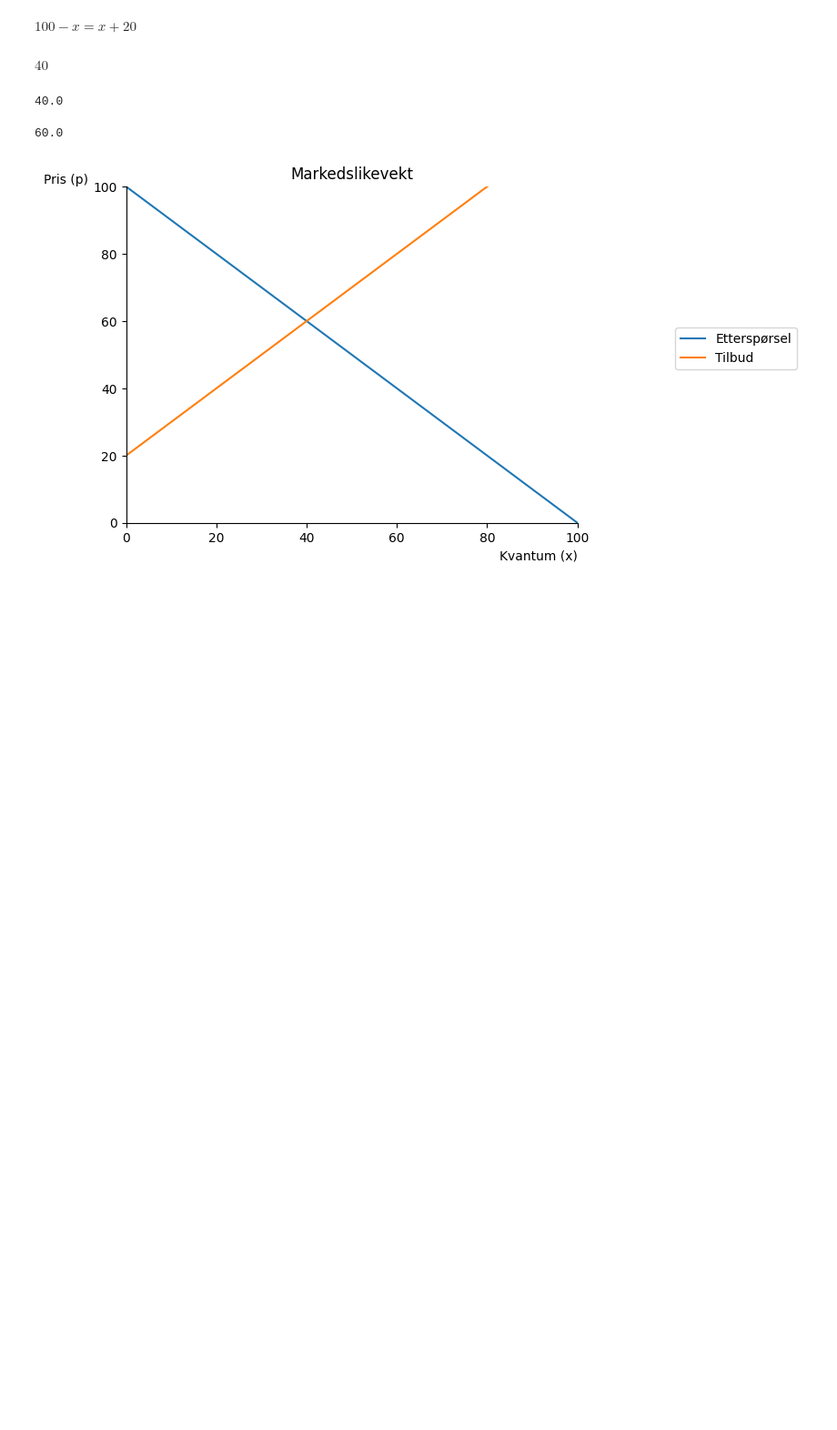
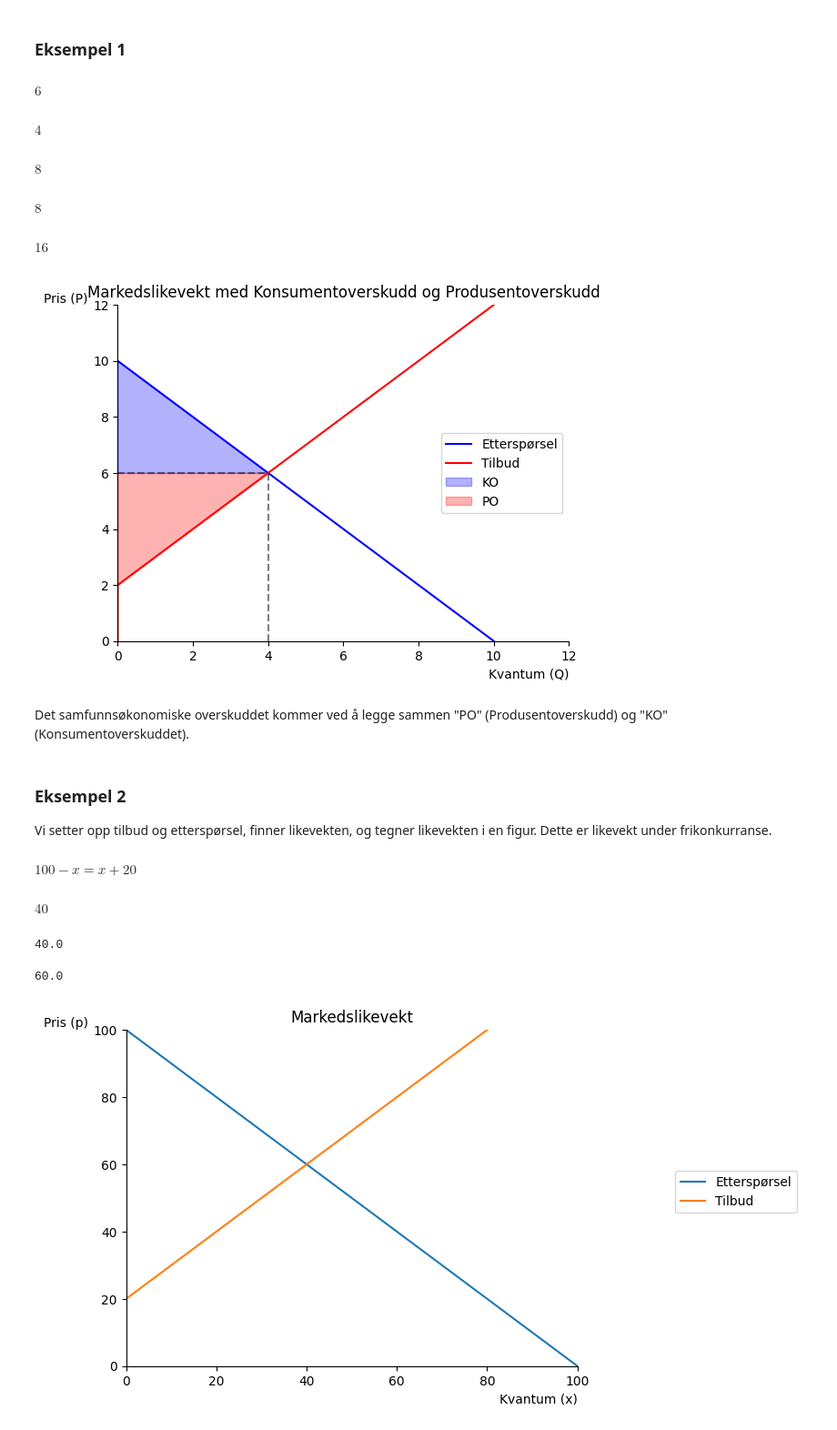
Before and after one commit to uit-sok-1303-v26/uit-sok-1303.v26.github.io, a Jupyter notebook: Markedsteori - Kapittel 9.ipynb, the cells around one changed output. Shown at 91% size. Saved outputs shown, nothing was run; the diff lists cells and outputs as text; code cells hidden in the pictures; blank space fills up the shorter version.

Commit message:
Oppdaterte kapittel 9. La til ekstra eksempel og forklaring og oppgavene.

```diff
--- a/Markedsteori - Kapittel 9.ipynb
+++ b/Markedsteori - Kapittel 9.ipynb
@@ -6,3 +65,5 @@ Vi setter opp tilbud og etterspørsel, finner likevekten, og tegner likevekten i
+# %% [markdown]
+### Eksempel 1
 # %%
 import sympy as sp
 import numpy as np
@@ -9,0 +72,29 @@ from matplotlib import pyplot as plt
+# %%
+P, Q, gamma = sp.symbols('P Q gamma', real=True, positive=True)
+
+def Demand_Q(P):
+    return 10 - P
+
+def Supply_Q(P):
+    return -2 + P
+
+eq_likevekt = sp.Eq(Demand_Q(P), Supply_Q(P))
+P_eq = sp.solve(eq_likevekt, P)[0]
+Q_eq = Demand_Q(P_eq)
+display(P_eq, Q_eq)
+# %% [output]
+$\displaystyle 6$
+$\displaystyle 4$
+# %%
+# Invers etterspørsel og tilbud
+inv_demand = sp.solve(sp.Eq(Q, Demand_Q(P)), P)[0]
+inv_supply = sp.solve(sp.Eq(Q, Supply_Q(P)), P)[0]
+
+KO = sp.integrate(inv_demand - P_eq, (Q, 0, Q_eq))
+PO = sp.integrate(P_eq - inv_supply, (Q, 0, Q_eq))
+SO = KO + PO
+display(KO, PO, SO)
+# %% [output]
+$\displaystyle 8$
+$\displaystyle 8$
+$\displaystyle 16$
@@ -10,3 +112,39 @@ from matplotlib import pyplot as plt
+# %%
+def create_ax():
+    fig, ax = plt.subplots()
+    ax.set_ylabel('Pris (P)', loc='top', rotation=0)
+    ax.set_xlabel('Kvantum (Q)', loc='right')
+    ax.spines['top'].set_color('none')
+    ax.spines['right'].set_color('none')
+    return fig, ax
+
+P_num = np.linspace(0, 12, 200)
+Q_e_fn = sp.lambdify(P, Demand_Q(P))
+Q_t_fn = sp.lambdify(P, Supply_Q(P))
+
+fig, ax = create_ax()
+ax.plot(Q_e_fn(P_num), P_num, label='Etterspørsel', color='blue')
+ax.plot(np.maximum(Q_t_fn(P_num), 0), P_num, label='Tilbud', color='red')
+
+q_fill = np.linspace(0, float(Q_eq), 200)
+inv_d_fn = sp.lambdify(Q, inv_demand)
+inv_s_fn = sp.lambdify(Q, inv_supply)
+
+ax.fill_between(q_fill, float(P_eq), inv_d_fn(q_fill), alpha=0.3, color='blue', label='KO')
+ax.fill_between(q_fill, inv_s_fn(q_fill), float(P_eq), alpha=0.3, color='red', label='PO')
+ax.hlines(float(P_eq), 0, float(Q_eq), color='black', linestyle='dashed', alpha=0.5)
+ax.vlines(float(Q_eq), 0, float(P_eq), color='black', linestyle='dashed', alpha=0.5)
+ax.set(xlim=(0, 12), ylim=(0, 12))
+ax.legend()
+ax.set_title('Markedslikevekt med Konsumentoverskudd og Produsentoverskudd')
+plt.show()
+# %% [output]
+[figure, added]
+# %% [markdown]
+Det samfunnsøkonomiske overskuddet kommer ved å legge sammen "PO" (Produsentoverskudd) og "KO" (Konsumentoverskuddet).
+# %% [markdown]
+### Eksempel 2
+Vi setter opp tilbud og etterspørsel, finner likevekten, og tegner likevekten i en figur. Dette er likevekt under frikonkurranse.
 # %%
 def demand(x):
     return (100 - x)
```
Also changed, not shown: parts of 9 cells of this notebook.
